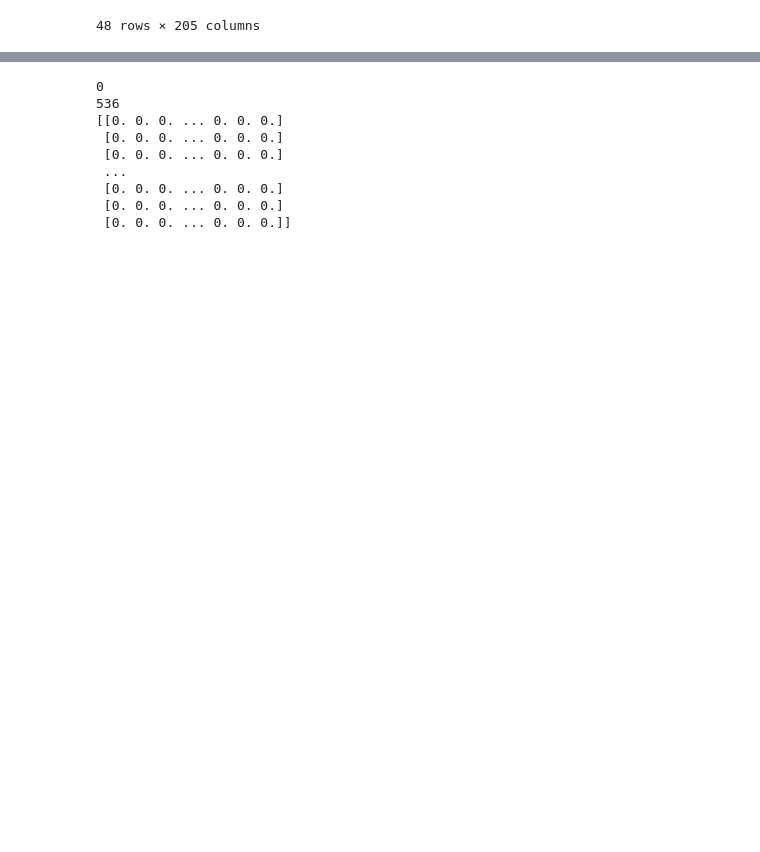
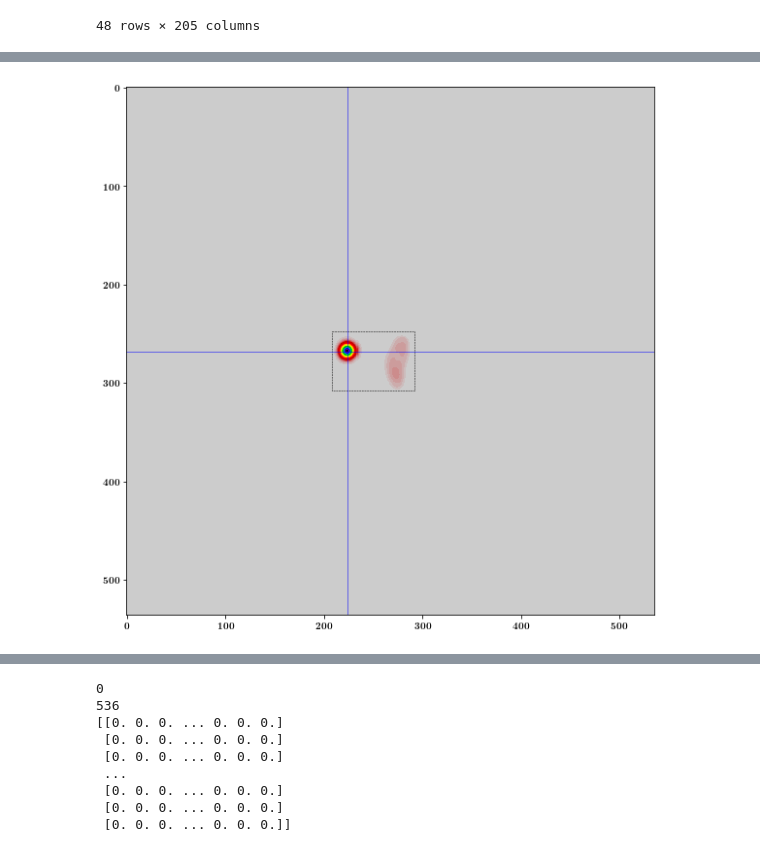
Before and after one commit to makes/plasma-dsp2022, a Jupyter notebook: makes-sandbox.ipynb, the cells around one changed output, grey strips where cells are left out. Cells and saved outputs as stored; diff of their text form; code cells hidden in the pictures; blank space fills up the shorter version.

```diff
--- a/makes-sandbox.ipynb
+++ b/makes-sandbox.ipynb
@@ -337,0 +409,45 @@ cutout = flat_transformed[:, 256, :]
+# %%
+def plot_f_2d(f, ax=None, axis=1,
+              pos=None, view='projection',
+              crosshair=True, bbox=True, trim=False):
+    if trim:
+        f = trim_array(f, f != 0)
+
+    if view == 'projection':
+        imgdata = get_projection(f, axis=axis)
+    elif view == 'slice':
+        if pos is None:
+            raise ValueError('pos must be specified for slice view')
+        imgdata = slice_cutout(f, pos, axis=axis)
+    else:
+        raise ValueError(f'Unknown view {view}')
+
+    if ax is None:
+        fig, ax = plt.subplots(figsize=(10, 10))
+    ax.imshow(imgdata, cmap='nipy_spectral_r', interpolation='none')
+
+    if crosshair:
+        if pos is None:
+            raise ValueError('pos must be specified for crosshair')
+        # axis: 0=zy, 1=xz, 2=xy
+        xy = [pos[i] for i in range(len(pos)) if i != axis]
+        ax.axvline(x=xy[1], color='b', linestyle='-', linewidth=0.5)
+        ax.axhline(y=xy[0], color='b', linestyle='-', linewidth=0.5)
+
+    if bbox and not trim:
+        bbox = get_bbox(f, f != 0)
+        bbox = [bbox[i] for i in range(len(bbox)) if i != axis]
+        a = (bbox[1][0], bbox[0][0]) # rectangle anchor point
+        w = bbox[1][1] - bbox[1][0] # rectangle width
+        h = bbox[0][1] - bbox[0][0] # rectangle height
+        rect = mpl.patches.Rectangle(a, w, h,
+                                     linewidth=0.5,
+                                     edgecolor='k',
+                                     linestyle='--',
+                                     facecolor='none')
+        ax.add_patch(rect)
+
+peak = find_peak_f_coordinates(flat_transformed)
+plot_f_2d(flat_transformed, pos=peak, axis=0)
+# %% [output]
+[figure, added]
```
Also changed, not shown: parts of 26 cells of this notebook, 1 other file.
